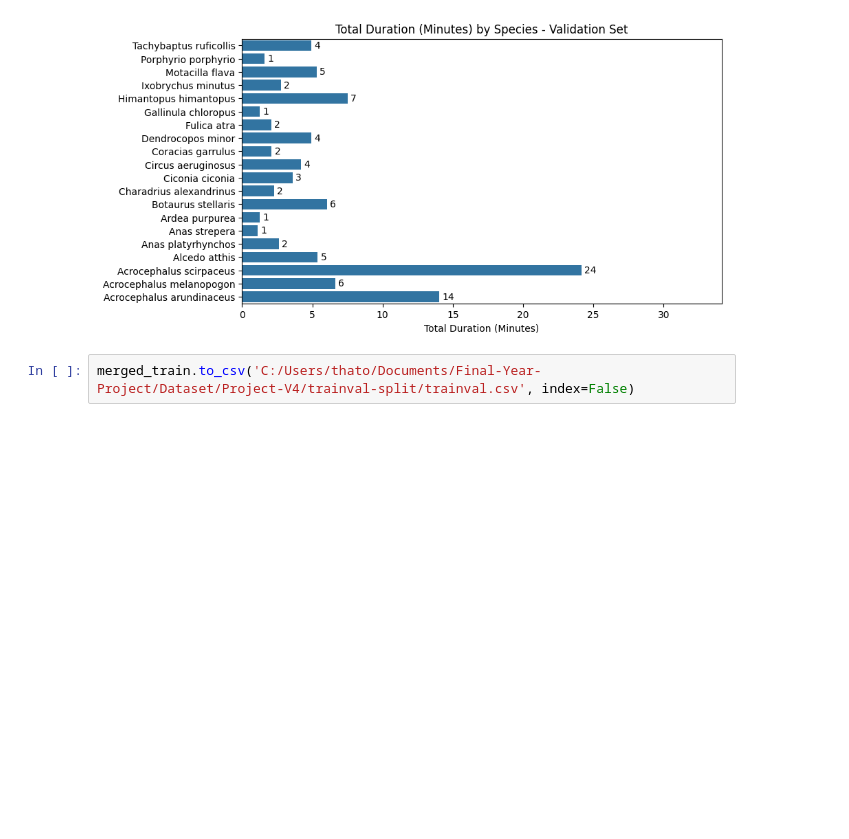
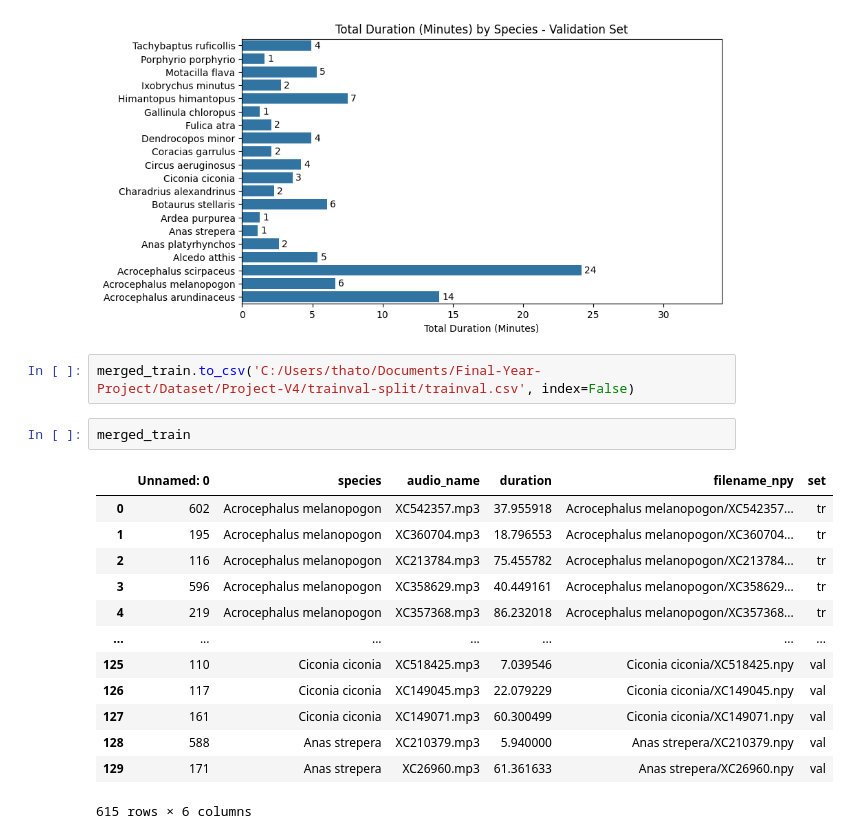
Before and after one commit to Thato-Mot/Final-Version-Of-Bird-Classification-Project, a Jupyter notebook: Stage-0/not-annoted-train-val-split.ipynb, the cells around one changed output. Cells and saved outputs as stored; diff of their text form; blank space fills up the shorter version.

```diff
--- a/Stage-0/not-annoted-train-val-split.ipynb
+++ b/Stage-0/not-annoted-train-val-split.ipynb
@@ -195,3 +195,19 @@ plt.show()
 [figure]
 # %%
 merged_train.to_csv('C:/Users/thato/Documents/Final-Year-Project/Dataset/Project-V4/trainval-split/trainval.csv', index=False)
+# %%
+merged_train
+# %% [output]
+|  | Unnamed: 0 | species | audio_name | duration | filename_npy | set |
+| 0 | 602 | Acrocephalus melanopogon | XC542357.mp3 | 37.955918 | Acrocephalus melanopogon/XC542357... | tr |
+| 1 | 195 | Acrocephalus melanopogon | XC360704.mp3 | 18.796553 | Acrocephalus melanopogon/XC360704... | tr |
+| 2 | 116 | Acrocephalus melanopogon | XC213784.mp3 | 75.455782 | Acrocephalus melanopogon/XC213784... | tr |
+| 3 | 596 | Acrocephalus melanopogon | XC358629.mp3 | 40.449161 | Acrocephalus melanopogon/XC358629... | tr |
+| 4 | 219 | Acrocephalus melanopogon | XC357368.mp3 | 86.232018 | Acrocephalus melanopogon/XC357368... | tr |
+| ... | ... | ... | ... | ... | ... | ... |
+| 125 | 110 | Ciconia ciconia | XC518425.mp3 | 7.039546 | Ciconia ciconia/XC518425.npy | val |
+| 126 | 117 | Ciconia ciconia | XC149045.mp3 | 22.079229 | Ciconia ciconia/XC149045.npy | val |
+| 127 | 161 | Ciconia ciconia | XC149071.mp3 | 60.300499 | Ciconia ciconia/XC149071.npy | val |
+| 128 | 588 | Anas strepera | XC210379.mp3 | 5.940000 | Anas strepera/XC210379.npy | val |
+| 129 | 171 | Anas strepera | XC26960.mp3 | 61.361633 | Anas strepera/XC26960.npy | val |
+615 rows × 6 columns
```
Also changed, not shown: 1 other file.
